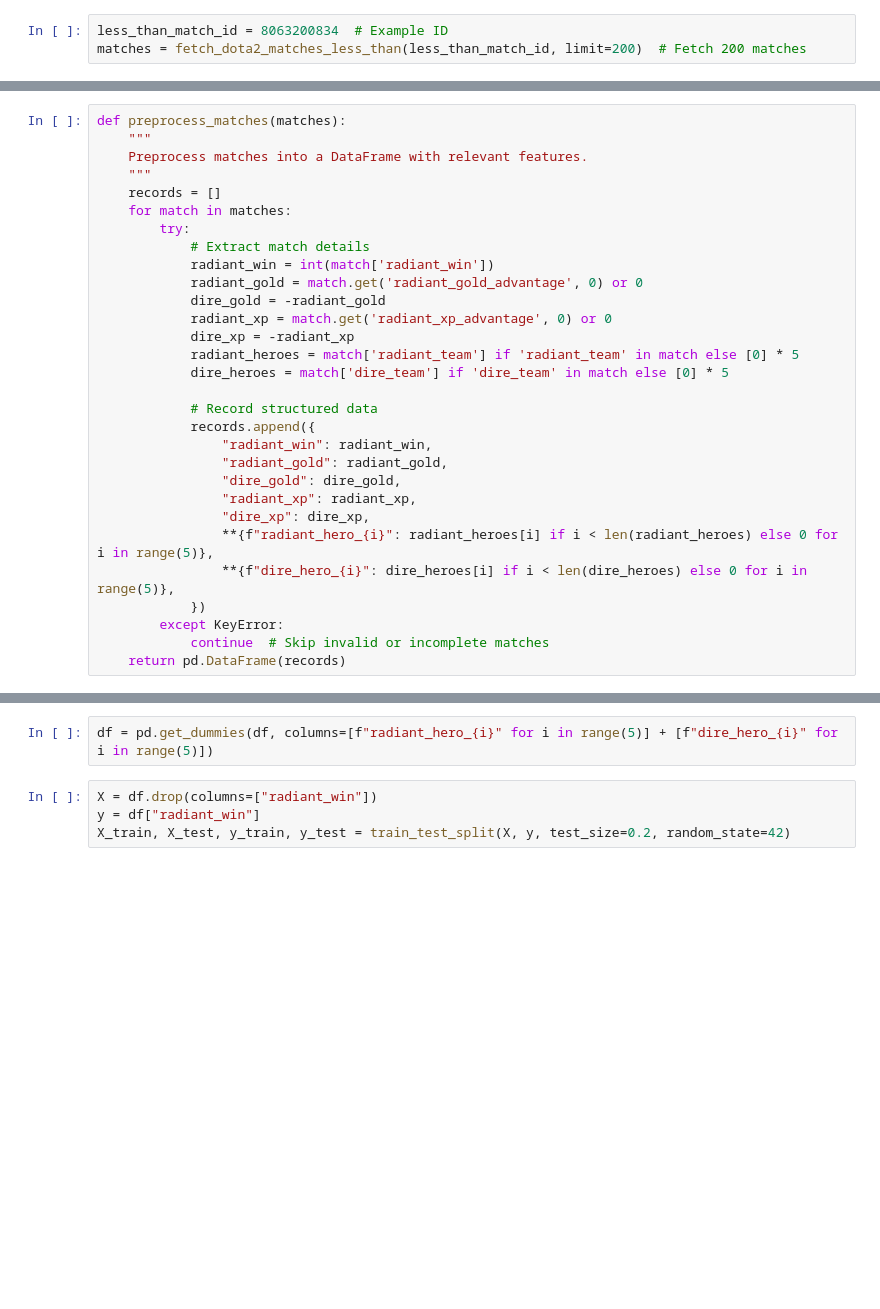
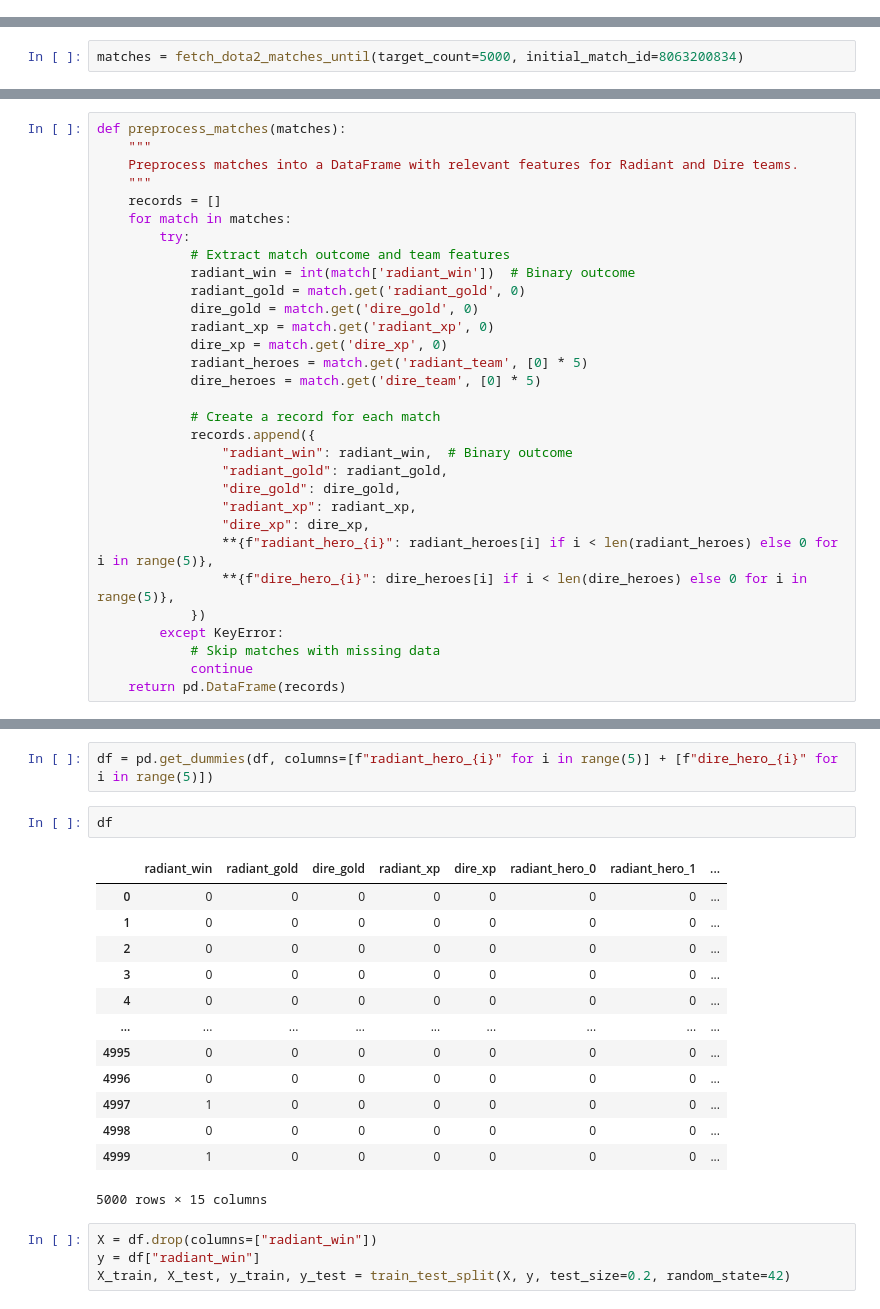
Before and after one commit to vnvashist/Projects, a Jupyter notebook: Dota 2 Modeling.ipynb, the cells around one changed output, grey strips where cells are left out. Saved outputs shown, nothing was run; the diff lists cells and outputs as text; blank space fills up the shorter version.

```diff
--- a/Dota 2 Modeling.ipynb
+++ b/Dota 2 Modeling.ipynb
@@ -20,6 +20,3 @@ def fetch_dota2_matches_less_than(less_than_match_id, limit=100):
     else:
         print(f"Failed to fetch matches: {response.status_code}")
         return []
-# %%
-less_than_match_id = 8063200834  # Example ID
-matches = fetch_dota2_matches_less_than(less_than_match_id, limit=200)  # Fetch 200 matches
@@ -45,0 +40,2 @@ matches
+# %%
+matches = fetch_dota2_matches_until(target_count=5000, initial_match_id=8063200834)
@@ -46,23 +80,23 @@ matches
 # %%
 def preprocess_matches(matches):
     """
-    Preprocess matches into a DataFrame with relevant features.
+    Preprocess matches into a DataFrame with relevant features for Radiant and Dire teams.
     """
     records = []
     for match in matches:
         try:
-            # Extract match details
-            radiant_win = int(match['radiant_win'])
-            radiant_gold = match.get('radiant_gold_advantage', 0) or 0
-            dire_gold = -radiant_gold
-            radiant_xp = match.get('radiant_xp_advantage', 0) or 0
-            dire_xp = -radiant_xp
-            radiant_heroes = match['radiant_team'] if 'radiant_team' in match else [0] * 5
-            dire_heroes = match['dire_team'] if 'dire_team' in match else [0] * 5
+            # Extract match outcome and team features
+            radiant_win = int(match['radiant_win'])  # Binary outcome
+            radiant_gold = match.get('radiant_gold', 0)
+            dire_gold = match.get('dire_gold', 0)
+            radiant_xp = match.get('radiant_xp', 0)
+            dire_xp = match.get('dire_xp', 0)
+            radiant_heroes = match.get('radiant_team', [0] * 5)
+            dire_heroes = match.get('dire_team', [0] * 5)
 
-            # Record structured data
+            # Create a record for each match
             records.append({
-                "radiant_win": radiant_win,
+                "radiant_win": radiant_win,  # Binary outcome
                 "radiant_gold": radiant_gold,
                 "dire_gold": dire_gold,
                 "radiant_xp": radiant_xp,
@@ -71,12 +105,29 @@ def preprocess_matches(matches):
                 **{f"dire_hero_{i}": dire_heroes[i] if i < len(dire_heroes) else 0 for i in range(5)},
             })
         except KeyError:
-            continue  # Skip invalid or incomplete matches
+            # Skip matches with missing data
+            continue
     return pd.DataFrame(records)
 # %%
 df = preprocess_matches(matches)
 # %%
 df = pd.get_dummies(df, columns=[f"radiant_hero_{i}" for i in range(5)] + [f"dire_hero_{i}" for i in range(5)])
+# %%
+df
+# %% [output]
+|  | radiant_win | radiant_gold | dire_gold | radiant_xp | dire_xp | radiant_hero_0 | radiant_hero_1 | ... |
+| 0 | 0 | 0 | 0 | 0 | 0 | 0 | 0 | ... |
+| 1 | 0 | 0 | 0 | 0 | 0 | 0 | 0 | ... |
+| 2 | 0 | 0 | 0 | 0 | 0 | 0 | 0 | ... |
+| 3 | 0 | 0 | 0 | 0 | 0 | 0 | 0 | ... |
+| 4 | 0 | 0 | 0 | 0 | 0 | 0 | 0 | ... |
+| ... | ... | ... | ... | ... | ... | ... | ... | ... |
+| 4995 | 0 | 0 | 0 | 0 | 0 | 0 | 0 | ... |
+| 4996 | 0 | 0 | 0 | 0 | 0 | 0 | 0 | ... |
+| 4997 | 1 | 0 | 0 | 0 | 0 | 0 | 0 | ... |
+| 4998 | 0 | 0 | 0 | 0 | 0 | 0 | 0 | ... |
+| 4999 | 1 | 0 | 0 | 0 | 0 | 0 | 0 | ... |
+5000 rows × 15 columns
 # %%
 X = df.drop(columns=["radiant_win"])
 y = df["radiant_win"]
```
Also changed, not shown: parts of 6 cells of this notebook.
